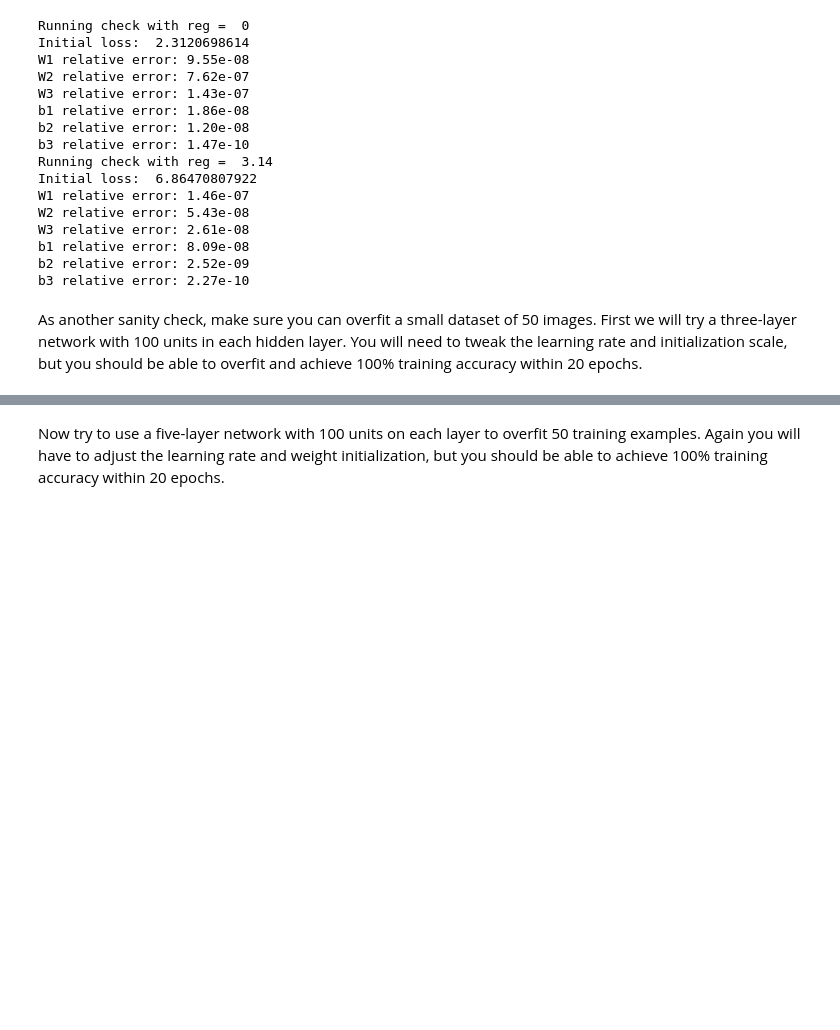
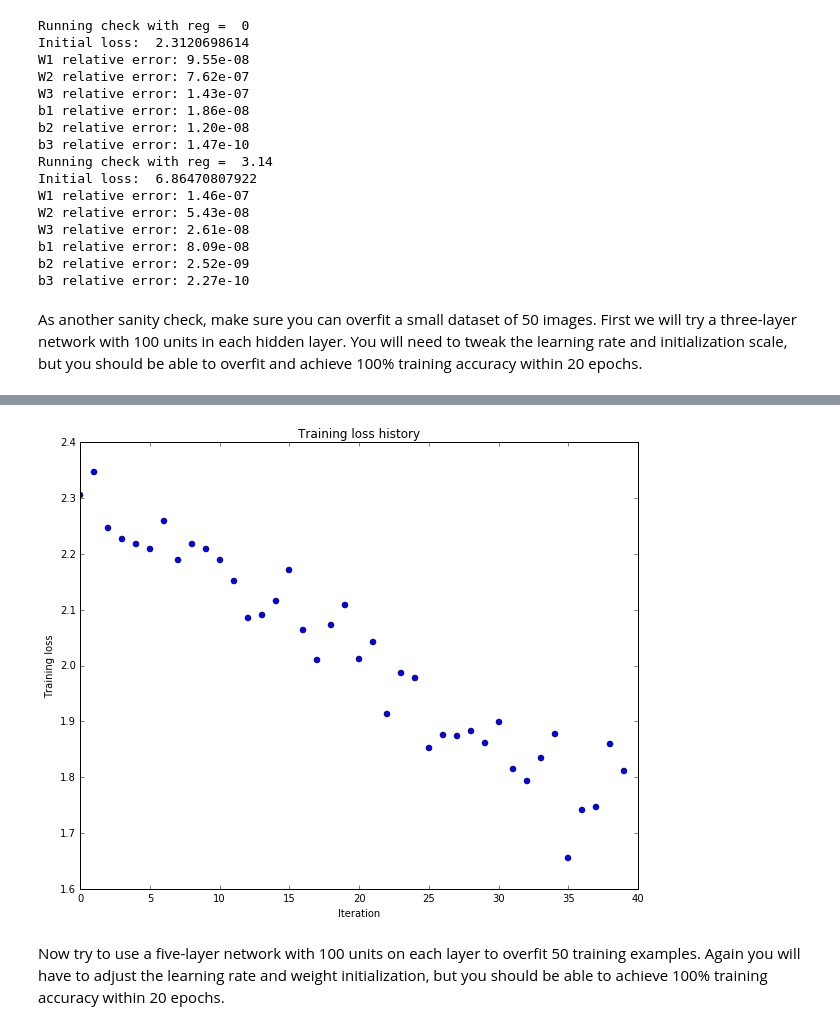
Before and after one commit to hartikainen/stanford-cs231n, a Jupyter notebook: assignment2/FullyConnectedNets.ipynb, the cells around one changed output, grey strips where cells are left out. Drawn from its saved outputs; the diff is of its cells as text; code cells hidden in the pictures; blank space fills up the shorter version.

```diff
--- a/assignment2/FullyConnectedNets.ipynb
+++ b/assignment2/FullyConnectedNets.ipynb
@@ -428,7 +428,7 @@ small_data = {
 }
 
 weight_scale = 1e-2
-learning_rate = 1e-4
+learning_rate = 1e-2
 model = FullyConnectedNet([100, 100],
               weight_scale=weight_scale, dtype=np.float64)
 solver = Solver(model, small_data,
@@ -445,3 +445,4 @@ plt.title('Training loss history')
 plt.xlabel('Iteration')
 plt.ylabel('Training loss')
 plt.show()
+# %% [output]
@@ -448,3 +466,4 @@ plt.show()
+[figure, added]
 # %% [markdown]
 Now try to use a five-layer network with 100 units on each layer to overfit 50 training examples. Again you will have to adjust the learning rate and weight initialization, but you should be able to achieve 100% training accuracy within 20 epochs.
 # %%
```
Also changed, not shown: parts of 1 cell of this notebook, 1 other file.
